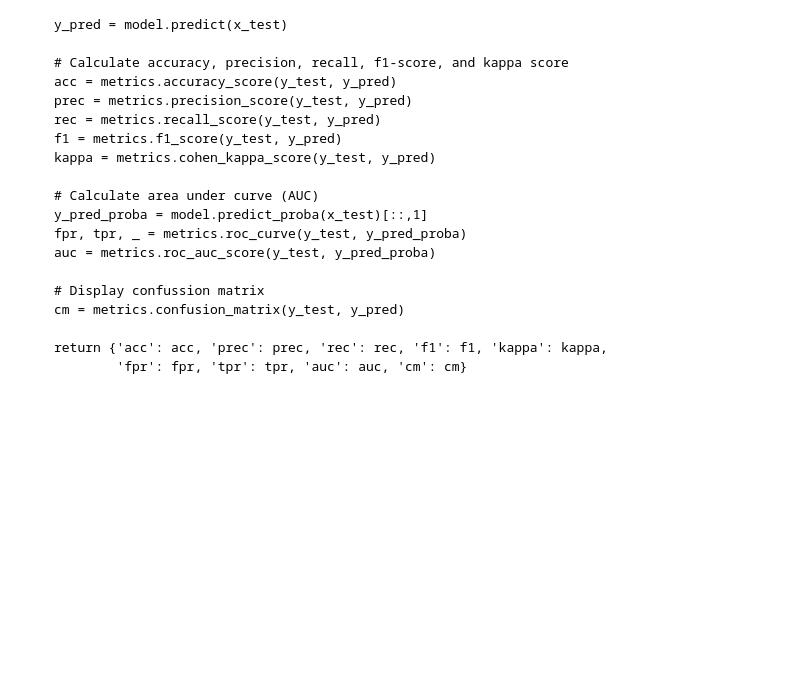
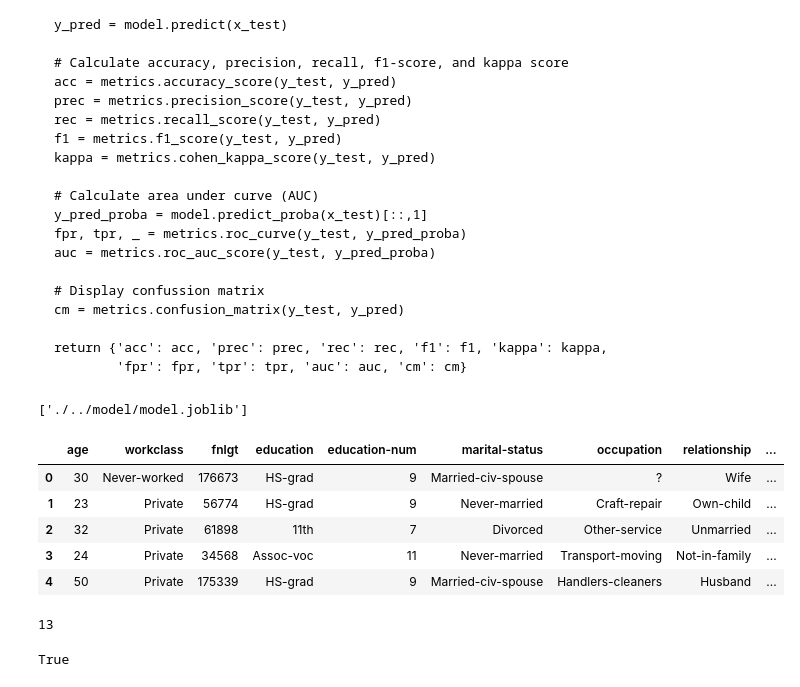
Before and after one commit to ghulamzada/final_project_fastapi, a Jupyter notebook: starter/draft_file_tobe_deltetd.ipynb, the cells around one changed output. Saved outputs shown, nothing was run; the diff lists cells and outputs as text; code cells hidden in the pictures; blank space fills up the shorter version.

```diff
--- a/starter/starter/draft_file_tobe_deltetd.ipynb
+++ b/starter/draft_file_tobe_deltetd.ipynb
@@ -259,3 +259,13 @@ def evaluate_model(model, x_test, y_test):
 
     return {'acc': acc, 'prec': prec, 'rec': rec, 'f1': f1, 'kappa': kappa,
             'fpr': fpr, 'tpr': tpr, 'auc': auc, 'cm': cm}
+# %%
+from joblib import dump
+
+# Assuming you have a trained model named 'model'
+# Save the model to a file
+# dump(model, './../model/model.joblib')
+def save_trained_model(trained_model_clf, path_to_save: str):
+    dump(trained_model_clf, path_to_save)
+# %% [output]
+['./../model/model.joblib']
@@ -261,0 +274,38 @@ def evaluate_model(model, x_test, y_test):
+# %%
+import pandas as pd
+import pytest
+from ml.model import train_model, save_trained_model, compute_model_metrics, inference
+from sklearn.model_selection import train_test_split
+from ml.data import process_data
+
+
+
+
+df = pd.DataFrame(
+    {
+    "age":{"0":30,"1":23,"2":32,"3":24,"4":50,"5":46,"6":42,"7":32,"8":21,"9":26},
+    "workclass":{"0":"Never-worked","1":"Private","2":"Private","3":"Private","4":"Private","5":"Private","6":"Self-emp-not-inc","7":"Private","8":"?","9":"Local-gov"},
+    "fnlgt":{"0":176673,"1":56774,"2":61898,"3":34568,"4":175339,"5":58683,"6":175674,"7":196342,"8":278391,"9":103148},
+    "education":{"0":"HS-grad","1":"HS-grad","2":"11th","3":"Assoc-voc","4":"HS-grad","5":"Bachelors","6":"HS-grad","7":"Doctorate","8":"Some-college","9":"HS-grad"},
+    "education-num":{"0":9,"1":9,"2":7,"3":11,"4":9,"5":13,"6":9,"7":16,"8":10,"9":9},
+    "marital-status":{"0":"Married-civ-spouse","1":"Never-married","2":"Divorced","3":"Never-married","4":"Married-civ-spouse","5":"Married-civ-spouse","6":"Married-civ-spouse","7":"Never-married","8":"Never-married","9":"Never-married"},
+    "occupation":{"0":"?","1":"Craft-repair","2":"Other-service","3":"Transport-moving","4":"Handlers-cleaners","5":"Exec-managerial","6":"Sales","7":"Prof-specialty","8":"?","9":"Adm-clerical"},
+    "relationship":{"0":"Wife","1":"Own-child","2":"Unmarried","3":"Not-in-family","4":"Husband","5":"Husband","6":"Husband","7":"Not-in-family","8":"Own-child","9":"Not-in-family"},
+    "race":{"0":"Black","1":"White","2":"White","3":"White","4":"White","5":"White","6":"White","7":"White","8":"White","9":"White"},
+    "sex":{"0":"Female","1":"Male","2":"Female","3":"Male","4":"Male","5":"Male","6":"Male","7":"Male","8":"Male","9":"Female"},
+    "capital-gain":{"0":0,"1":7688,"2":0,"3":0,"4":0,"5":0,"6":0,"7":0,"8":0,"9":7688},
+    "capital-loss":{"0":0,"1":0,"2":0,"3":0,"4":0,"5":0,"6":0,"7":0,"8":0,"9":0},
+    "hours-per-week":{"0":40,"1":40,"2":15,"3":40,"4":40,"5":55,"6":60,"7":40,"8":16,"9":40},
+    "native-country":{"0":"United-States","1":"United-States","2":"United-States","3":"United-States","4":"United-States","5":"United-States","6":"United-States","7":"United-States","8":"United-States","9":"United-States"},
+    "salary":{"0":"<=50K","1":"<=50K","2":"<=50K","3":"<=50K","4":">50K","5":">50K","6":"<=50K","7":">50K","8":"<=50K","9":"<=50K"}
+    }
+)
+
+df.head()
+# %% [output]
+|  | age | workclass | fnlgt | education | education-num | marital-status | occupation | relationship | ... |
+| 0 | 30 | Never-worked | 176673 | HS-grad | 9 | Married-civ-spouse | ? | Wife | ... |
+| 1 | 23 | Private | 56774 | HS-grad | 9 | Never-married | Craft-repair | Own-child | ... |
+| 2 | 32 | Private | 61898 | 11th | 7 | Divorced | Other-service | Unmarried | ... |
+| 3 | 24 | Private | 34568 | Assoc-voc | 11 | Never-married | Transport-moving | Not-in-family | ... |
+| 4 | 50 | Private | 175339 | HS-grad | 9 | Married-civ-spouse | Handlers-cleaners | Husband | ... |
@@ -261,0 +335,8 @@ def evaluate_model(model, x_test, y_test):
+# %%
+test.shape[1]
+# %% [output]
+13
+# %%
+lb.y_type_ == 'binary'
+# %% [output]
+True
```
Also changed, not shown: parts of 4 cells of this notebook, 22 other files.
